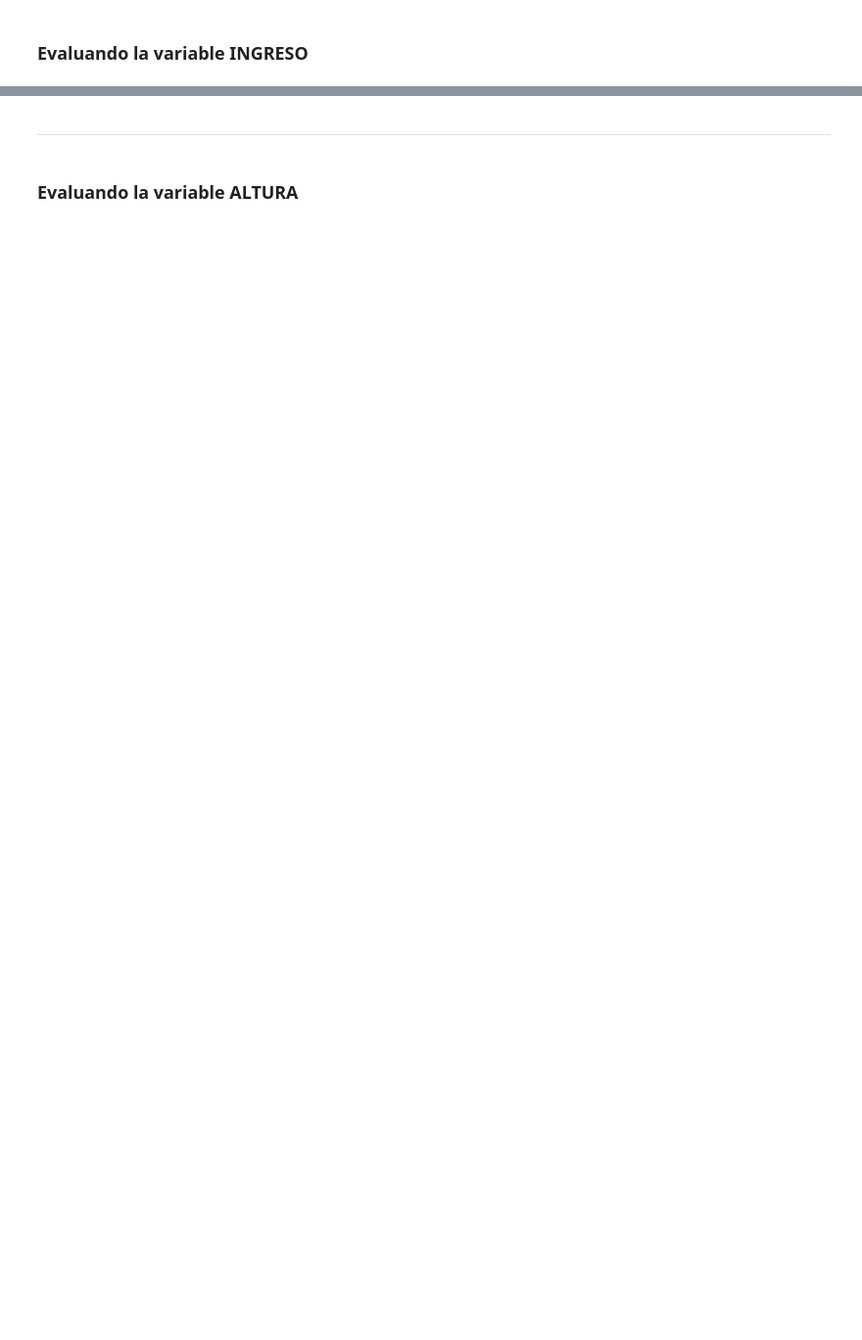
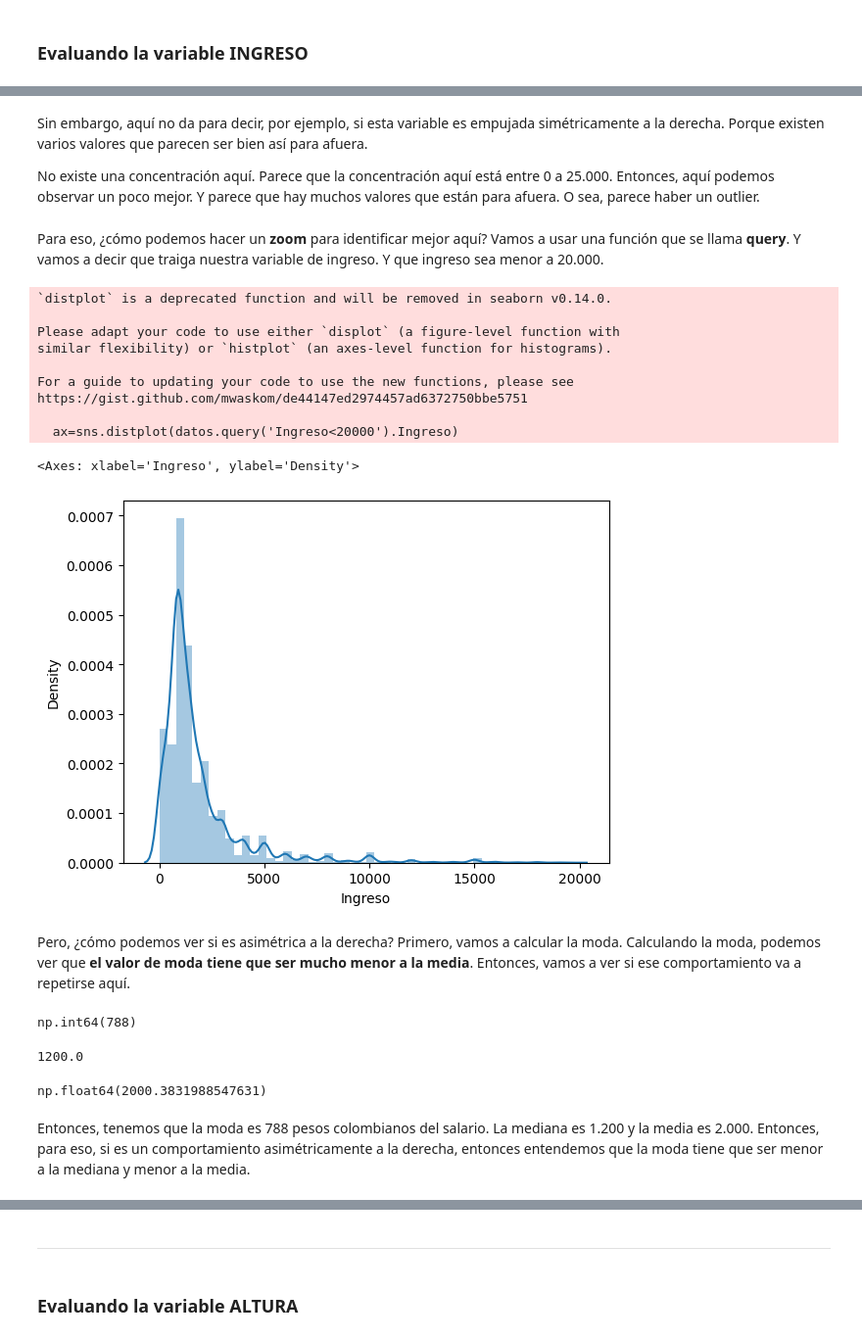
Before and after one commit to jorgevillegazz/Estadisticas-y-Machine-Learning-G9---ONE, a Jupyter notebook: Copia_de_Curso_de_Estadística_con_Python_1.ipynb, the cells around one changed output, grey strips where cells are left out. Shown at 98% size. Saved outputs shown, nothing was run; the diff lists cells and outputs as text; code cells hidden in the pictures; blank space fills up the shorter version.

Commit message:
Relacion entre media , mediana y moda

```diff
--- a/Copia_de_Curso_de_Estadística_con_Python_1.ipynb
+++ b/Copia_de_Curso_de_Estadística_con_Python_1.ipynb
@@ -1059,0 +1137,40 @@ La moda se puede definir como el valor más frecuente de un conjunto de datos. L
+# %% [markdown]
+Sin embargo, aquí no da para decir, por ejemplo, si esta variable es empujada simétricamente a la derecha. Porque existen varios valores que parecen ser bien así para afuera.
+
+No existe una concentración aquí. Parece que la concentración aquí está entre 0 a 25.000. Entonces, aquí podemos observar un poco mejor. Y parece que hay muchos valores que están para afuera. O sea, parece haber un outlier.
+# %% [markdown]
+Para eso, ¿cómo podemos hacer un **zoom** para identificar mejor aquí? Vamos a usar una función que se llama **query**. Y vamos a decir que traiga nuestra variable de ingreso. Y que ingreso sea menor a 20.000.
+# %%
+ax=sns.distplot(datos.query('Ingreso<20000').Ingreso)
+ax
+# %% [output]
+`distplot` is a deprecated function and will be removed in seaborn v0.14.0.
+
+Please adapt your code to use either `displot` (a figure-level function with
+similar flexibility) or `histplot` (an axes-level function for histograms).
+
+For a guide to updating your code to use the new functions, please see
+https://gist.github.com/mwaskom/de44147ed2974457ad6372750bbe5751
+
+  ax=sns.distplot(datos.query('Ingreso<20000').Ingreso)
+<Axes: xlabel='Ingreso', ylabel='Density'>
+[figure, added]
+# %% [markdown]
+ Pero, ¿cómo podemos ver si es asimétrica a la derecha? Primero, vamos a calcular la moda. Calculando la moda, podemos ver que **el valor de moda tiene que ser mucho menor a la media**. Entonces, vamos a ver si ese comportamiento va a repetirse aquí.
+# %%
+moda=datos.Ingreso.mode()[0]
+moda
+# %% [output]
+np.int64(788)
+# %%
+mediana = datos.Ingreso.median()
+mediana
+# %% [output]
+1200.0
+# %%
+media = datos.Ingreso.mean()
+media
+# %% [output]
+np.float64(2000.3831988547631)
+# %% [markdown]
+Entonces, tenemos que la moda es 788 pesos colombianos del salario. La mediana es 1.200 y la media es 2.000. Entonces, para eso, si es un comportamiento asimétricamente a la derecha, entonces entendemos que la moda tiene que ser menor a la mediana y menor a la media.
```
Also changed, not shown: parts of 28 cells of this notebook.
